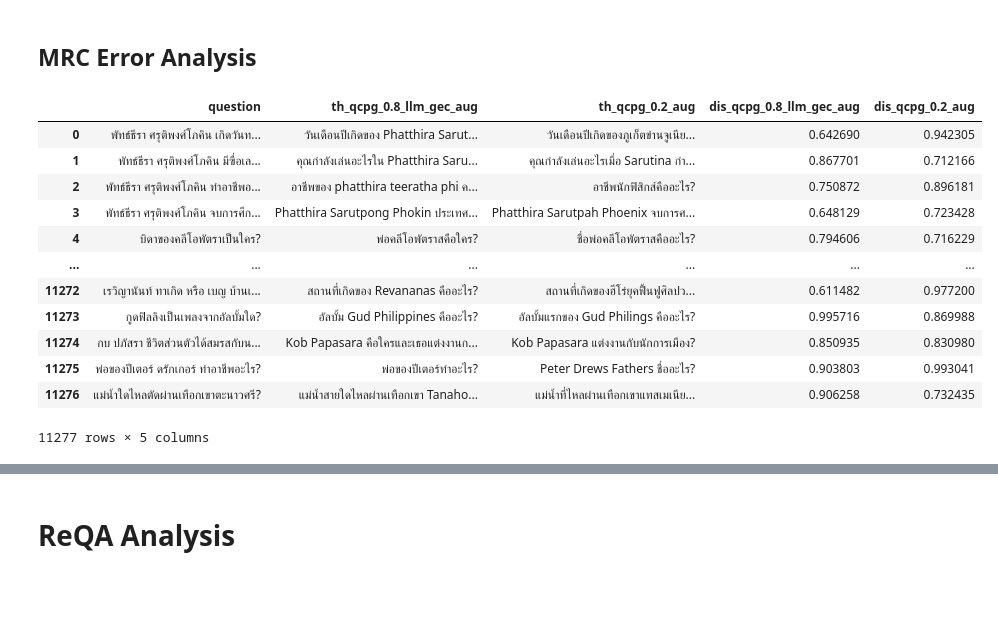
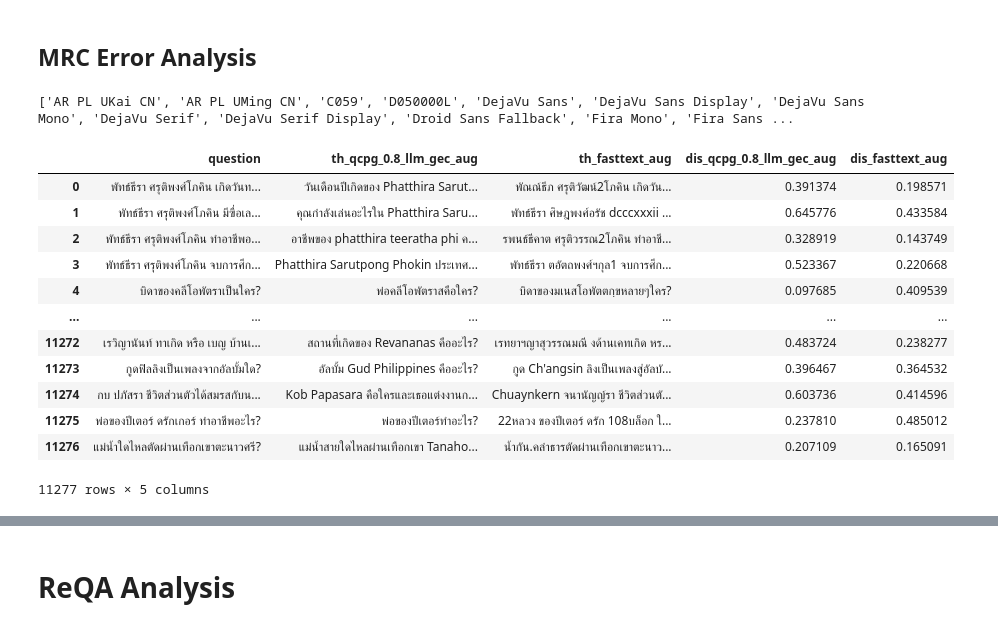
Before and after one commit to parinzee/cross-lingual-data-augmentation-for-thai-qa, a Jupyter notebook: questions/09_Analysis.ipynb, the cells around one changed output, grey strips where cells are left out. Cells and saved outputs as stored; diff of their text form; code cells hidden in the pictures; blank space fills up the shorter version.

```diff
--- a/questions/09_Analysis.ipynb
+++ b/questions/09_Analysis.ipynb
@@ -136,22 +137,28 @@ plt.show()
 # %% [markdown]
 ## MRC Error Analysis
+# %%
+from matplotlib.font_manager import get_font_names
+
+print(sorted(get_font_names()))
+# %% [output]
+['AR PL UKai CN', 'AR PL UMing CN', 'C059', 'D050000L', 'DejaVu Sans', 'DejaVu Sans Display', 'DejaVu Sans Mono', 'DejaVu Serif', 'DejaVu Serif Display', 'Droid Sans Fallback', 'Fira Mono', 'Fira Sans ...
 # %%
 filtered_data = data[(data["source"] != "xquad") & (data["source"] != "tydiqa")]
-casestudy1_df = filtered_data[["question", "th_qcpg_0.8_llm_gec_aug", "th_qcpg_0.2_aug", "dis_qcpg_0.8_llm_gec_aug", "dis_qcpg_0.2_aug"]].copy()
+casestudy1_df = filtered_data[["question", "th_qcpg_0.8_llm_gec_aug", "th_fasttext_aug", "dis_qcpg_0.8_llm_gec_aug", "dis_fasttext_aug"]].copy()
 casestudy1_df
 # %% [output]
-|  | question | th_qcpg_0.8_llm_gec_aug | th_qcpg_0.2_aug | dis_qcpg_0.8_llm_gec_aug | dis_qcpg_0.2_aug |
-| 0 | พัทธ์ธีรา ศรุติพงศ์โภคิน เกิดวันท... | วันเดือนปีเกิดของ Phatthira Sarut... | วันเดือนปีเกิดของภูเก็ตข่านจูเนีย... | 0.642690 | 0.942305 |
-| 1 | พัทธ์ธีรา ศรุติพงศ์โภคิน มีฃื่อเล... | คุณกำลังเล่นอะไรใน Phatthira Saru... | คุณกำลังเล่นอะไรเมื่อ Sarutina กำ... | 0.867701 | 0.712166 |
-| 2 | พัทธ์ธีรา ศรุติพงศ์โภคิน ทำอาชีพอ... | อาชีพของ phatthira teeratha phi ค... | อาชีพนักฟิสิกส์คืออะไร? | 0.750872 | 0.896181 |
-| 3 | พัทธ์ธีรา ศรุติพงศ์โภคิน จบการศึก... | Phatthira Sarutpong Phokin ประเทศ... | Phatthira Sarutpah Phoenix จบการศ... | 0.648129 | 0.723428 |
-| 4 | บิดาของคลีโอพัตราเป็นใคร? | พ่อคลีโอพัตราสคือใคร? | ชื่อพ่อคลีโอพัตราสคืออะไร? | 0.794606 | 0.716229 |
+|  | question | th_qcpg_0.8_llm_gec_aug | th_fasttext_aug | dis_qcpg_0.8_llm_gec_aug | dis_fasttext_aug |
+| 0 | พัทธ์ธีรา ศรุติพงศ์โภคิน เกิดวันท... | วันเดือนปีเกิดของ Phatthira Sarut... | พัณณ์ธีภ ศรุติวัฒน์2โภคิน เกิดวัน... | 0.391374 | 0.198571 |
+| 1 | พัทธ์ธีรา ศรุติพงศ์โภคิน มีฃื่อเล... | คุณกำลังเล่นอะไรใน Phatthira Saru... | พัทธ์ธีรา ศิษฎพงศ์อรัช dcccxxxii ... | 0.645776 | 0.433584 |
+| 2 | พัทธ์ธีรา ศรุติพงศ์โภคิน ทำอาชีพอ... | อาชีพของ phatthira teeratha phi ค... | รพนธ์ธีคาต ศรุติวรรณ2โภคิน ทำอาชี... | 0.328919 | 0.143749 |
+| 3 | พัทธ์ธีรา ศรุติพงศ์โภคิน จบการศึก... | Phatthira Sarutpong Phokin ประเทศ... | พัทธ์ธีรา ตอัตถพงศ์ฯกุล1 จบการศึก... | 0.523367 | 0.220668 |
+| 4 | บิดาของคลีโอพัตราเป็นใคร? | พ่อคลีโอพัตราสคือใคร? | บิดาของมเนสโอพัตตกฺขหลายๆใคร? | 0.097685 | 0.409539 |
 | ... | ... | ... | ... | ... | ... |
-| 11272 | เรวิญานันท์ ทาเกิด หรือ เบญ บ้านเ... | สถานที่เกิดของ Revananas คืออะไร? | สถานที่เกิดของฮีโร่ยุคฟื้นฟูศิลปว... | 0.611482 | 0.977200 |
-| 11273 | กูดฟิลลิงเป็นเพลงจากอัลบั้มใด? | อัลบั้ม Gud Philippines คืออะไร? | อัลบั้มแรกของ Gud Philings คืออะไร? | 0.995716 | 0.869988 |
-| 11274 | กบ ปภัสรา ชีวิตส่วนตัวได้สมรสกับน... | Kob Papasara คือใครและเธอแต่งงานก... | Kob Papasara แต่งงานกับนักการเมือง? | 0.850935 | 0.830980 |
-| 11275 | พ่อของปีเตอร์ ดรักเกอร์ ทำอาชีพอะไร? | พ่อของปีเตอร์ทำอะไร? | Peter Drews Fathers ชื่ออะไร? | 0.903803 | 0.993041 |
-| 11276 | แม่น้ำใดไหลตัดผ่านเทือกเขาตะนาวศรี? | แม่น้ำสายใดไหลผ่านเทือกเขา Tanaho... | แม่น้ำที่ไหลผ่านเทือกเขาแทสเมเนีย... | 0.906258 | 0.732435 |
+| 11272 | เรวิญานันท์ ทาเกิด หรือ เบญ บ้านเ... | สถานที่เกิดของ Revananas คืออะไร? | เรทยาฯญาสุวรรณมณี งด้านเคทเกิด หร... | 0.483724 | 0.238277 |
+| 11273 | กูดฟิลลิงเป็นเพลงจากอัลบั้มใด? | อัลบั้ม Gud Philippines คืออะไร? | กูด Ch'angsin ลิงเป็นเพลงสู่อัลบั... | 0.396467 | 0.364532 |
+| 11274 | กบ ปภัสรา ชีวิตส่วนตัวได้สมรสกับน... | Kob Papasara คือใครและเธอแต่งงานก... | Chuaynkern จนานัญญ์รา ชีวิตส่วนตั... | 0.603736 | 0.414596 |
+| 11275 | พ่อของปีเตอร์ ดรักเกอร์ ทำอาชีพอะไร? | พ่อของปีเตอร์ทำอะไร? | 22หลวง ของปีเตอร์ ดรัก 108บล็อก ใ... | 0.237810 | 0.485012 |
+| 11276 | แม่น้ำใดไหลตัดผ่านเทือกเขาตะนาวศรี? | แม่น้ำสายใดไหลผ่านเทือกเขา Tanaho... | น้ำกัน.คลำธารตัดผ่านเทือกเขาตะนาว... | 0.207109 | 0.165091 |
 11277 rows × 5 columns
 # %%
 import torch
```
Also changed, not shown: parts of 17 cells of this notebook, 21 other files.
